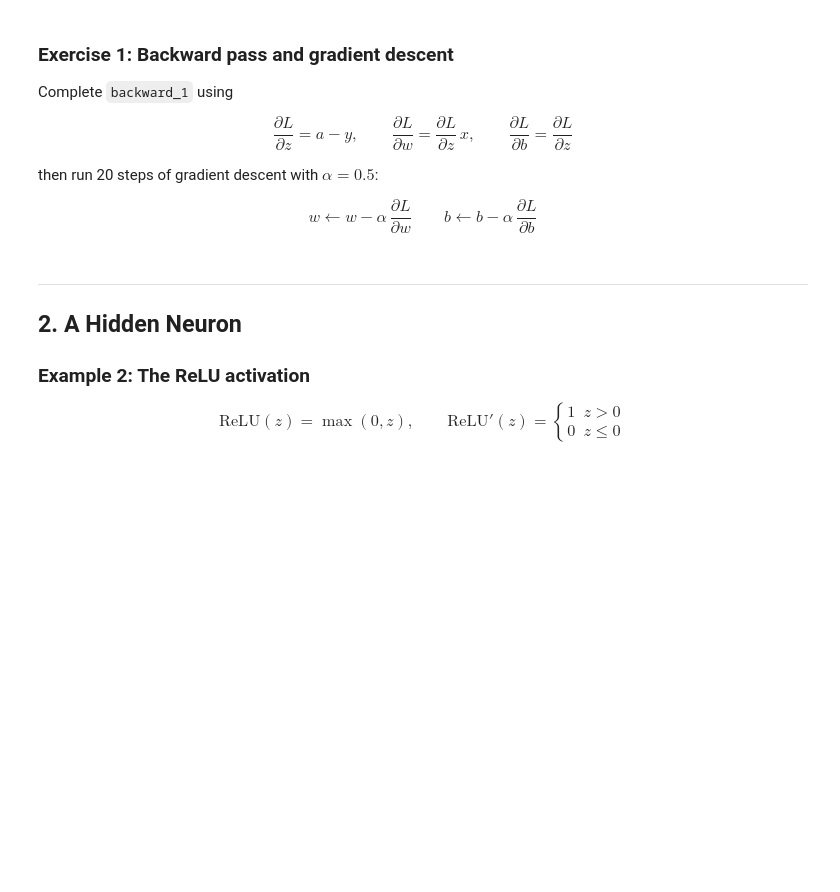
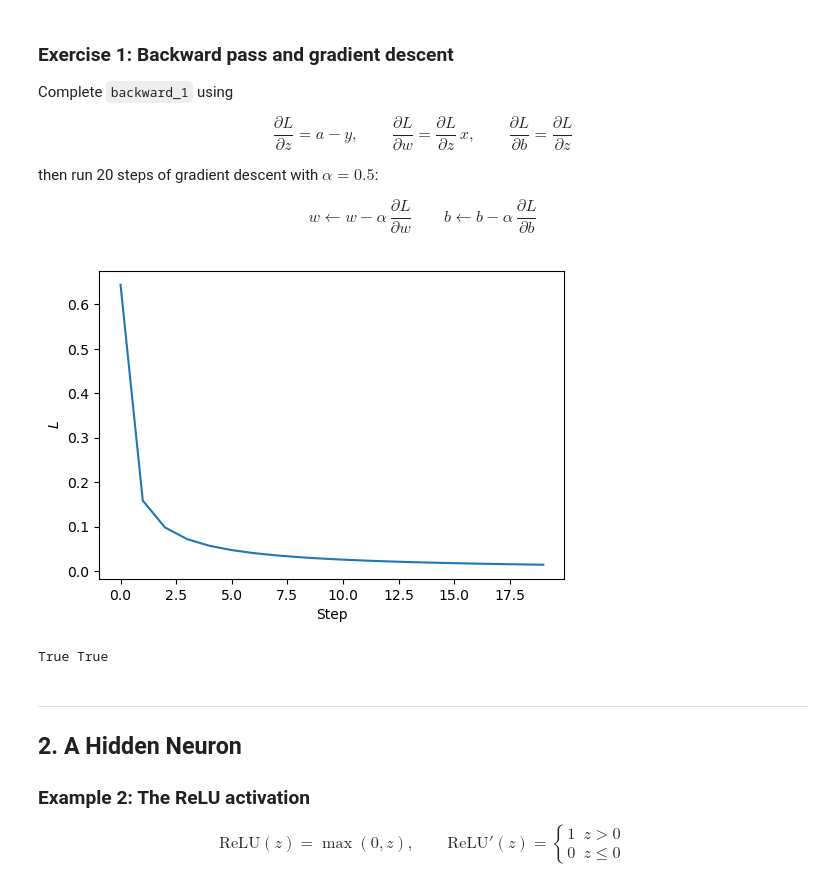
Before and after one commit to saanvikhera/ML-SPC5003, a Jupyter notebook: Tutorial_5_Clean.ipynb, the cells around one changed output. Saved outputs shown, nothing was run; the diff lists cells and outputs as text; code cells hidden in the pictures; blank space fills up the shorter version.

```diff
--- a/Tutorial_5_Clean.ipynb
+++ b/Tutorial_5_Clean.ipynb
@@ -81,28 +81,39 @@ $$w \leftarrow w - \alpha\,\frac{\partial L}{\partial w} \qquad b \leftarrow b -
 def backward_1(x, y, a):
     """Backward pass for one sigmoid neuron. Returns dL/dw and dL/db."""
     # TODO: compute dL/dz, then dL/dw and dL/db
-
-    return
+    dL_dz = a - y
+    dL_dw = dL_dz * x
+    dL_db = dL_dz
+    return dL_dw, dL_db
 # %%
-alpha =  # TODO: choose learning rate
+alpha =  0.7
 history = []
 
 w = w_init
 b = b_init
 
 for step in range(20):
     # TODO: forward pass, append the loss to history, backward pass, update w and b
+    z, a = forward_1(x, w, b)
+    history.append(bce(a, y))
+    dw, db = backward_1(x, y, a)
+    w = w - alpha * dw
+    b = b - alpha * db
 
 fig, ax = plt.subplots(figsize=(6, 4))
 ax.plot(history)
 ax.set_xlabel("Step")
 ax.set_ylabel("$L$")
 plt.show()
+# %% [output]
+[figure, added]
 # %%
 # Check your answer (should print True True)
 loss_1 = lambda w, b: bce(forward_1(x, w, b)[1], y)
 z, a = forward_1(x, 0.3, -0.5)
 print(gradients_match(backward_1(x, y, a), numerical_gradients(loss_1, 0.3, -0.5)), history[-1] < history[0])
+# %% [output]
+True True
 # %% [markdown]
 ---
 ## 2. A Hidden Neuron
```
Also changed, not shown: parts of 13 cells of this notebook.
